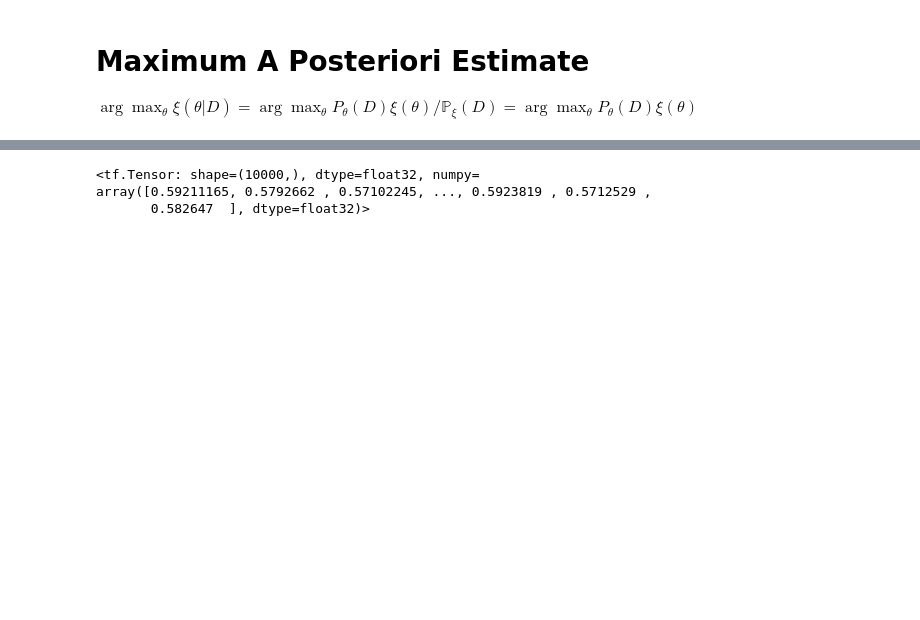
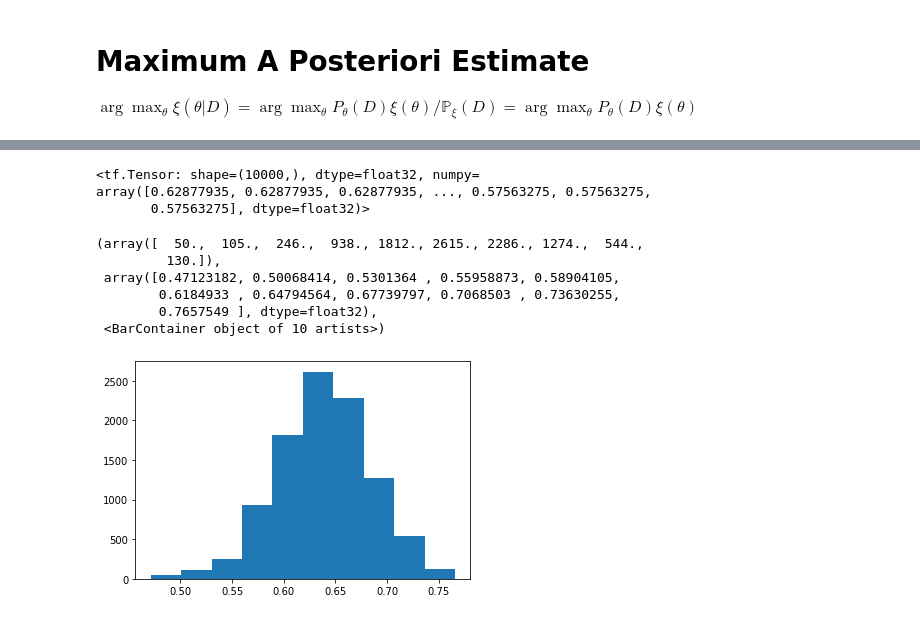
Before and after one commit to olethrosdc/ml-society-science, a Jupyter notebook: src/bayesian-inference/JointNamedExample.ipynb, the cells around one changed output, grey strips where cells are left out. Cells and saved outputs as stored; diff of their text form; code cells hidden in the pictures; blank space fills up the shorter version.

```diff
--- a/src/bayesian-inference/JointNamedExample.ipynb
+++ b/src/bayesian-inference/JointNamedExample.ipynb
@@ -88,10 +97,10 @@ np.mean(xs)
 # %%
-#sampling_kernel = tfp.mcmc.RandomWalkMetropolis(target_log_prob)
-sampling_kernel = tfp.mcmc.HamiltonianMonteCarlo(
-    target_log_prob_fn = target_log_prob,
-    step_size=0.01,
-    num_leapfrog_steps=2
-)
+sampling_kernel = tfp.mcmc.RandomWalkMetropolis(target_log_prob)
+#sampling_kernel = tfp.mcmc.HamiltonianMonteCarlo(
+#    target_log_prob_fn = target_log_prob,
+#    step_size=0.01,
+#    num_leapfrog_steps=2
+#)
 # %%
 # We wrap sample_chain in tf.function, telling TF to precompile a reusable
 # computation graph, which will dramatically improve performance.
@@ -111,5 +120,15 @@ samples, kernel_results = run_chain(initial_state, num_results=10000,num_burnin_
 samples
 # %% [output]
 <tf.Tensor: shape=(10000,), dtype=float32, numpy=
-array([0.59211165, 0.5792662 , 0.57102245, ..., 0.5923819 , 0.5712529 ,
-       0.582647  ], dtype=float32)>
+array([0.62877935, 0.62877935, 0.62877935, ..., 0.57563275, 0.57563275,
+       0.57563275], dtype=float32)>
+# %%
+plt.hist(samples.numpy())
+# %% [output]
+(array([  50.,  105.,  246.,  938., 1812., 2615., 2286., 1274.,  544.,
+         130.]),
+ array([0.47123182, 0.50068414, 0.5301364 , 0.55958873, 0.58904105,
+        0.6184933 , 0.64794564, 0.67739797, 0.7068503 , 0.73630255,
+        0.7657549 ], dtype=float32),
+ <BarContainer object of 10 artists>)
+[figure, added]
```
Also changed, not shown: parts of 4 cells of this notebook, 2 other files.
